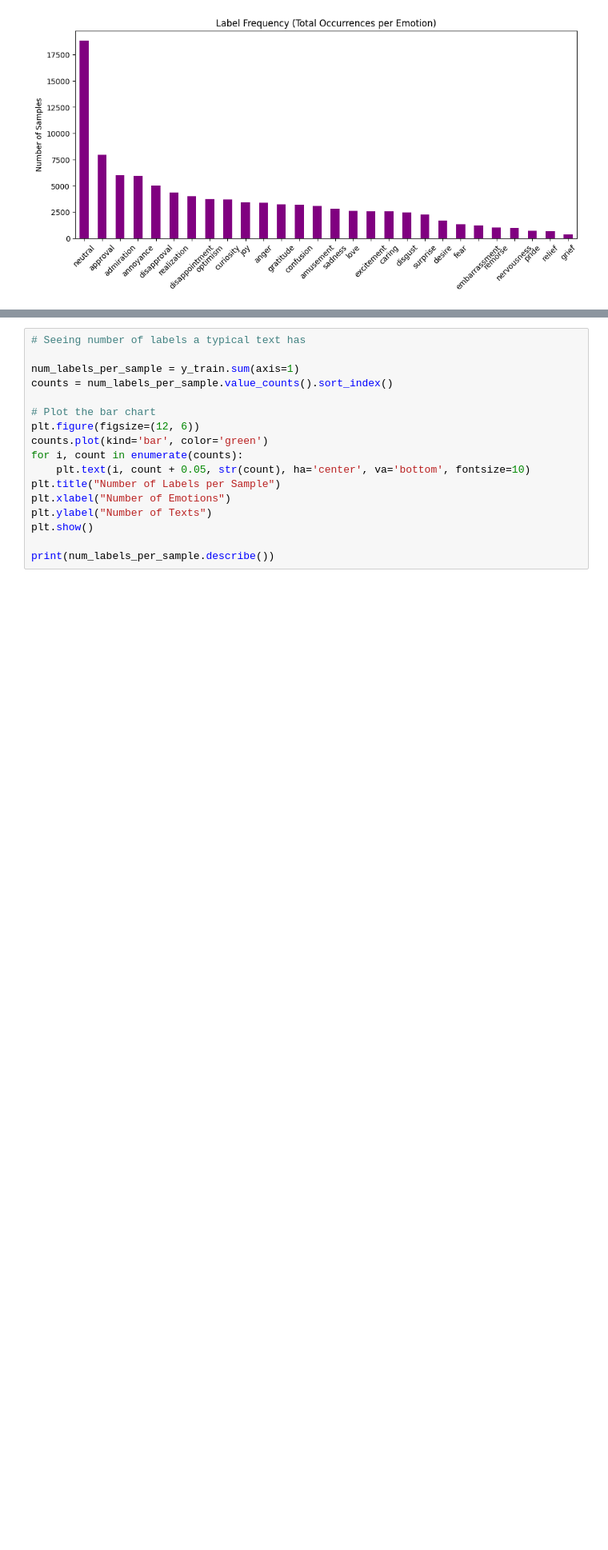
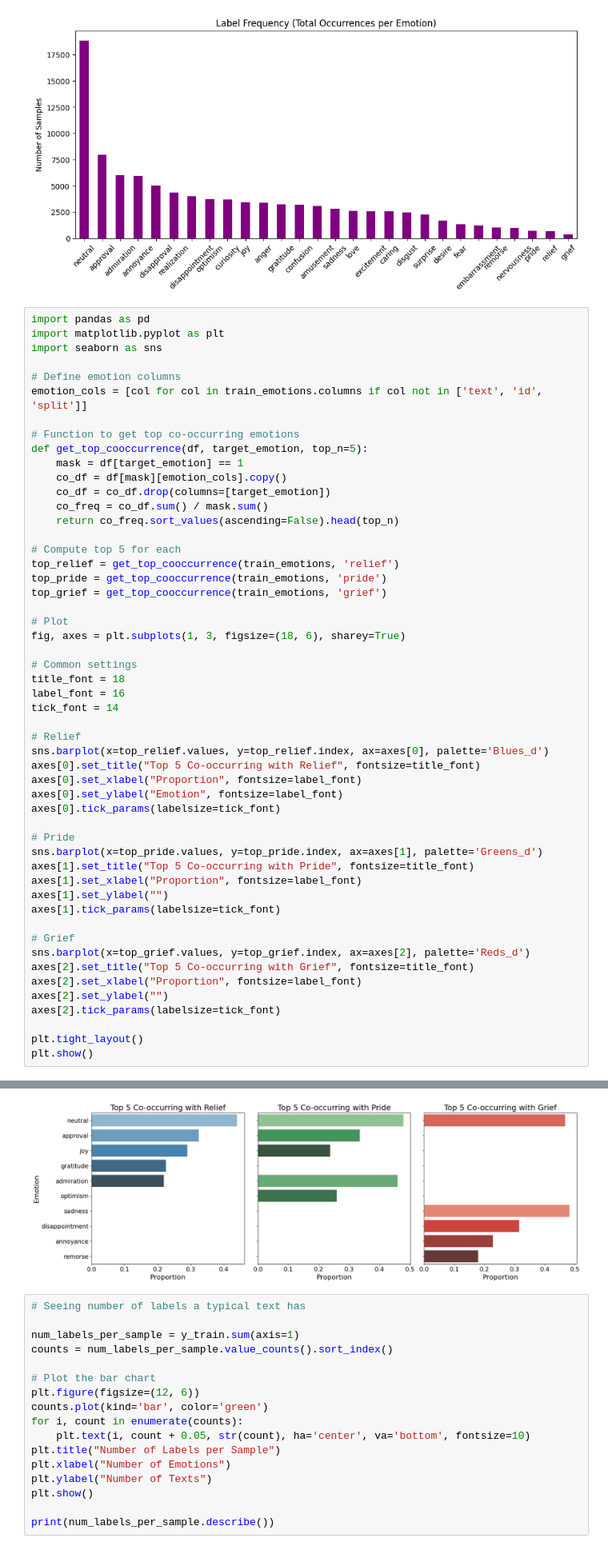
Before and after one commit to simrankgill/classifying_emotions_nlp, a Jupyter notebook: PHASE_1_Emotion_Classfication_NLP.ipynb, the cells around one changed output, grey strips where cells are left out. Shown at 80% size. Saved outputs shown, nothing was run; the diff lists cells and outputs as text; blank space fills up the shorter version.

Commit message:
co-occuring labels

```diff
--- a/PHASE_1_Emotion_Classfication_NLP.ipynb
+++ b/PHASE_1_Emotion_Classfication_NLP.ipynb
@@ -223,3 +223,56 @@ plt.xticks(rotation=45)
 plt.show()
 # %% [output]
 [figure]
+# %%
+import pandas as pd
+import matplotlib.pyplot as plt
+import seaborn as sns
+
+# Define emotion columns
+emotion_cols = [col for col in train_emotions.columns if col not in ['text', 'id', 'split']]
+
+# Function to get top co-occurring emotions
+def get_top_cooccurrence(df, target_emotion, top_n=5):
+    mask = df[target_emotion] == 1
+    co_df = df[mask][emotion_cols].copy()
+    co_df = co_df.drop(columns=[target_emotion])
+    co_freq = co_df.sum() / mask.sum()
+    return co_freq.sort_values(ascending=False).head(top_n)
+
+# Compute top 5 for each
+top_relief = get_top_cooccurrence(train_emotions, 'relief')
+top_pride = get_top_cooccurrence(train_emotions, 'pride')
+top_grief = get_top_cooccurrence(train_emotions, 'grief')
+
+# Plot
+fig, axes = plt.subplots(1, 3, figsize=(18, 6), sharey=True)
+
+# Common settings
+title_font = 18
+label_font = 16
+tick_font = 14
+
+# Relief
+sns.barplot(x=top_relief.values, y=top_relief.index, ax=axes[0], palette='Blues_d')
+axes[0].set_title("Top 5 Co-occurring with Relief", fontsize=title_font)
+axes[0].set_xlabel("Proportion", fontsize=label_font)
+axes[0].set_ylabel("Emotion", fontsize=label_font)
+axes[0].tick_params(labelsize=tick_font)
+
+# Pride
+sns.barplot(x=top_pride.values, y=top_pride.index, ax=axes[1], palette='Greens_d')
+axes[1].set_title("Top 5 Co-occurring with Pride", fontsize=title_font)
+axes[1].set_xlabel("Proportion", fontsize=label_font)
+axes[1].set_ylabel("")
+axes[1].tick_params(labelsize=tick_font)
+
+# Grief
+sns.barplot(x=top_grief.values, y=top_grief.index, ax=axes[2], palette='Reds_d')
+axes[2].set_title("Top 5 Co-occurring with Grief", fontsize=title_font)
+axes[2].set_xlabel("Proportion", fontsize=label_font)
+axes[2].set_ylabel("")
+axes[2].tick_params(labelsize=tick_font)
+
+plt.tight_layout()
+plt.show()
+# %% [output]
@@ -226,3 +290,4 @@ plt.show()
+[figure, added]
 # %%
 # Seeing number of labels a typical text has
 
```
Also changed, not shown: parts of 3 cells of this notebook.
